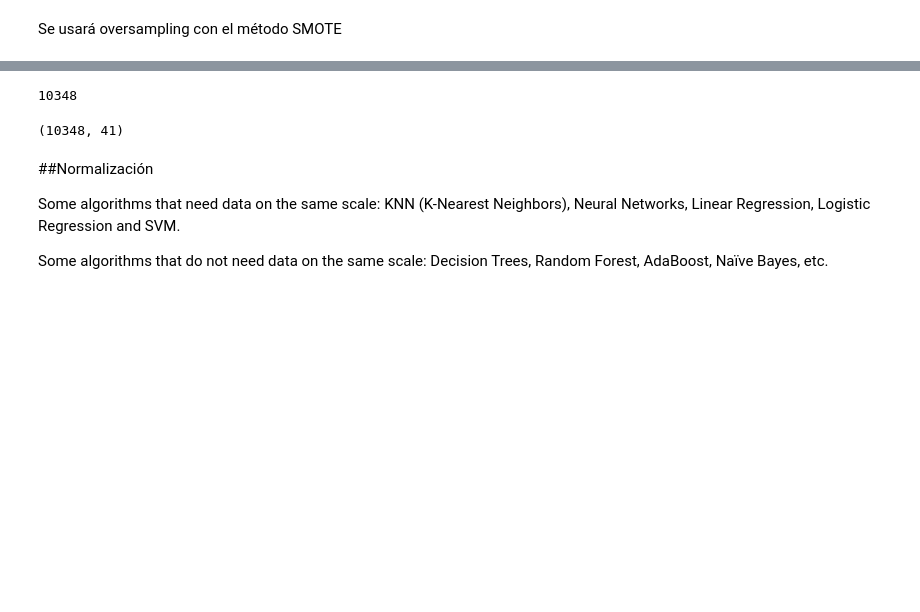
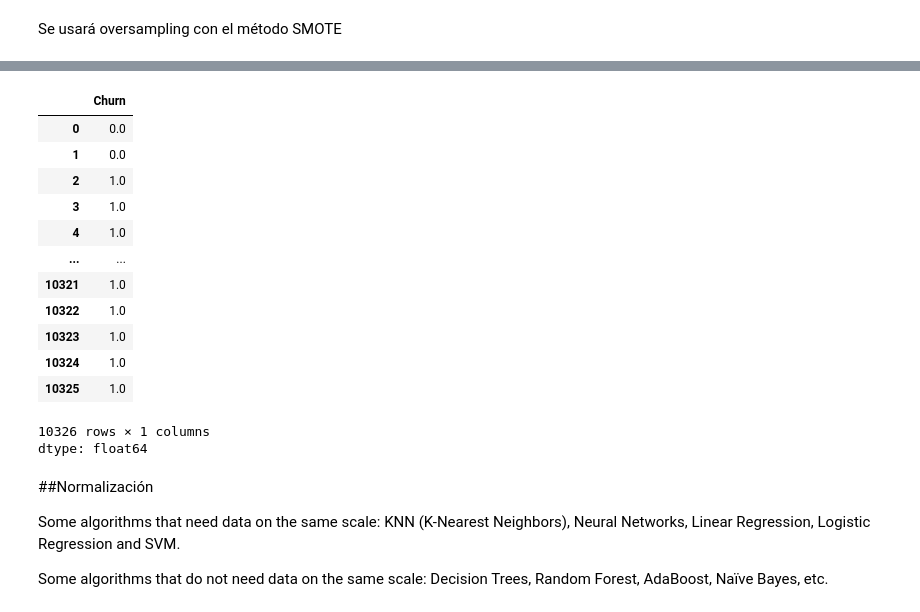
Before and after one commit to Fvargasv/Challenge-Telecom-X-Parte-2, a Jupyter notebook: Telecom_X_parte_2.ipynb, the cells around one changed output, grey strips where cells are left out. Saved outputs shown, nothing was run; the diff lists cells and outputs as text; code cells hidden in the pictures; blank space fills up the shorter version.

```diff
--- a/Telecom_X_parte_2.ipynb
+++ b/Telecom_X_parte_2.ipynb
@@ -531,11 +557,20 @@ x_balanceada, y_balanceada = oversampling.fit_resample(X,y)
 # %%
-y_balanceada.size
+y_balanceada
 # %% [output]
+|  | Churn |
+| 0 | 0.0 |
+| 1 | 0.0 |
+| 2 | 1.0 |
+| 3 | 1.0 |
+| 4 | 1.0 |
+| ... | ... |
+| 10321 | 1.0 |
+| 10322 | 1.0 |
+| 10323 | 1.0 |
+| 10324 | 1.0 |
+| 10325 | 1.0 |
-10348
+10326 rows × 1 columns
+dtype: float64
-# %%
-x_balanceada.shape
-# %% [output]
-(10348, 41)
 # %% [markdown]
 ##Normalización
 
```
Also changed, not shown: parts of 15 cells of this notebook.
